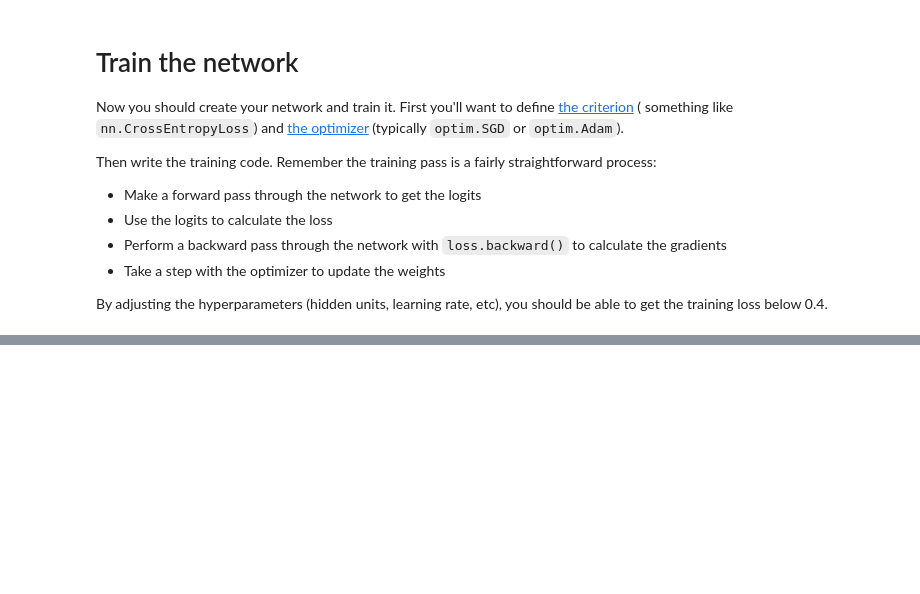
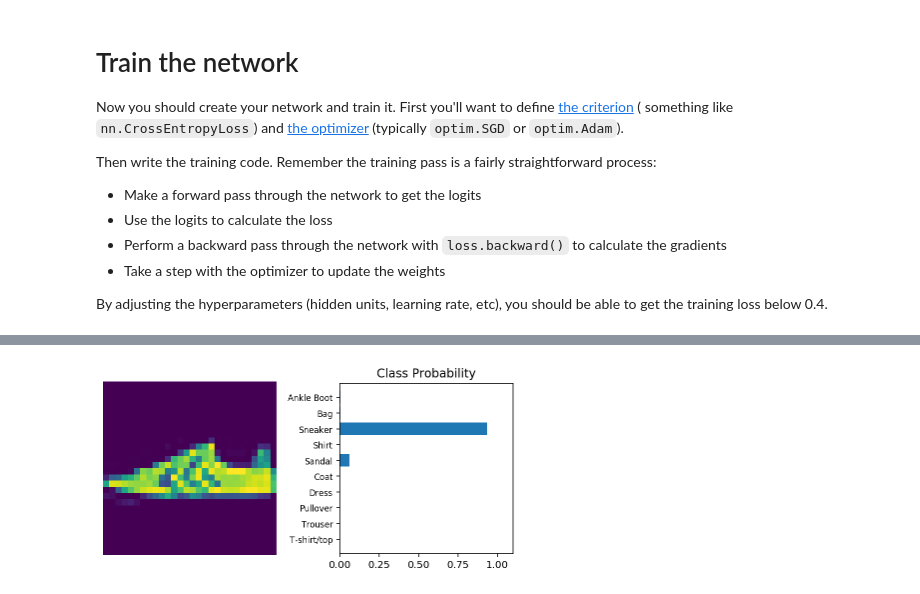
Before and after one commit to abhijitramesh/Udacity_DeepLearning_Basic, a Jupyter notebook: Fashion_MNIST_Classification_(Exercises).ipynb, the cells around one changed output, grey strips where cells are left out. Saved outputs shown, nothing was run; the diff lists cells and outputs as text; code cells hidden in the pictures; blank space fills up the shorter version.

```diff
--- a/Fashion_MNIST_Classification_(Exercises).ipynb
+++ b/Fashion_MNIST_Classification_(Exercises).ipynb
@@ -103,19 +112,21 @@ Training loss: 0.6178722985581294
 # %%
 %matplotlib inline
 %config InlineBackend.figure_format = 'retina'
 
 import helper
 
 # Test out your network!
 
 dataiter = iter(testloader)
 images, labels = dataiter.next()
 img = images[0]
 # Convert 2D image to 1D vector
 img = img.resize_(1, 784)
 
 # TODO: Calculate the class probabilities (softmax) for img
-ps =
+ps =  torch.exp(model(img))
 
 # Plot the image and probabilities
 helper.view_classify(img.resize_(1, 28, 28), ps, version='Fashion')
+# %% [output]
+[figure, added]
```
Also changed, not shown: parts of 5 cells of this notebook.
